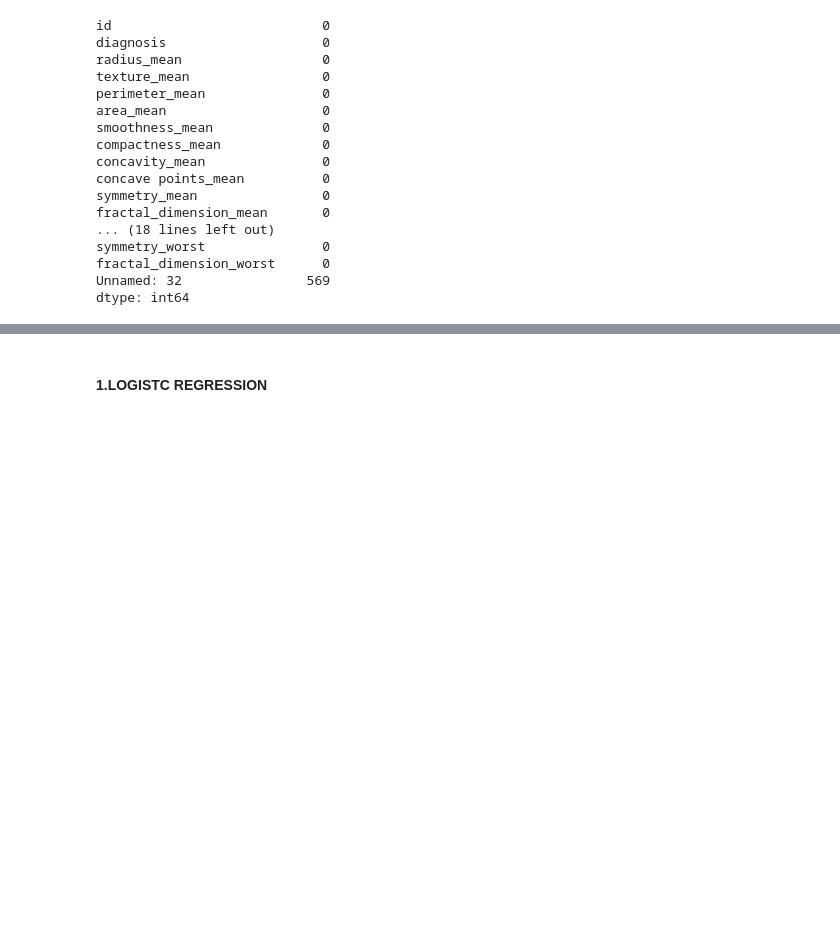
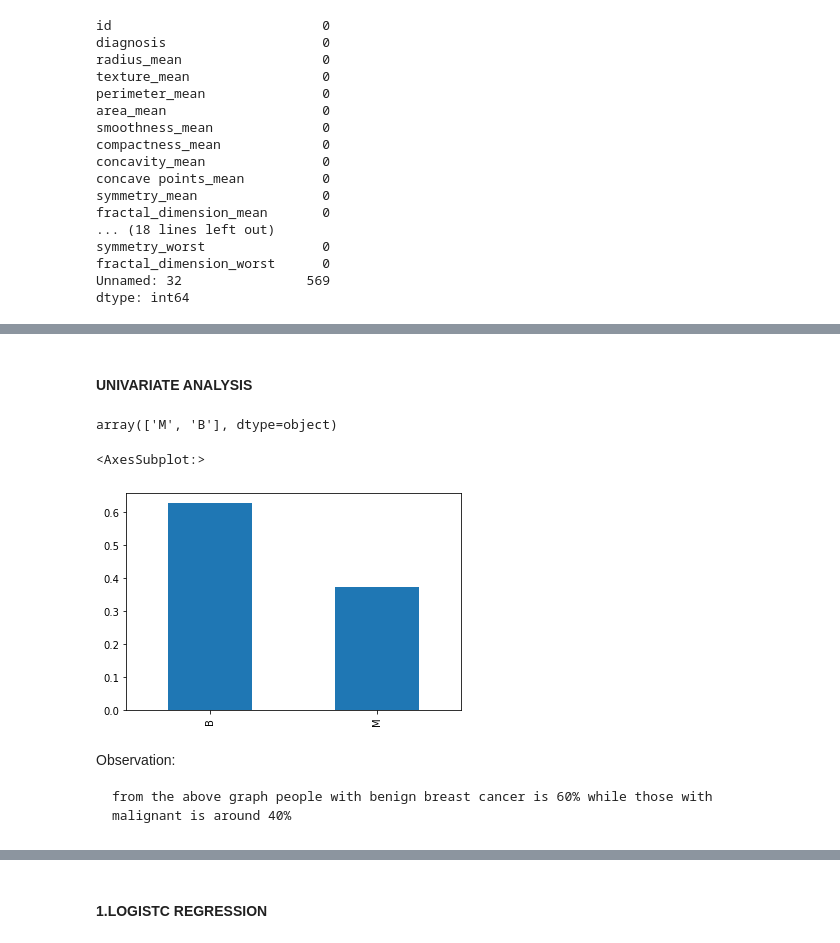
Before and after one commit to celine-kanagwa/AI_Final_Project, a Jupyter notebook: Untitled.ipynb, the cells around one changed output, grey strips where cells are left out. Drawn from its saved outputs; the diff is of its cells as text; code cells hidden in the pictures; blank space fills up the shorter version.

```diff
--- a/Untitled.ipynb
+++ b/Untitled.ipynb
@@ -22,4 +18,4 @@ warnings.filterwarnings("ignore")
 # %%
 #loading the breast cancer dataset from csv file to pandas data frame
-Dataset = pd.read_csv("data.csv")
+Df = pd.read_csv("data.csv")
 # %% [markdown]
@@ -114 +103,16 @@ Dataset.shape
+# %% [markdown]
+#### UNIVARIATE ANALYSIS
+# %%
+Df.diagnosis.unique()
+# %% [output]
+array(['M', 'B'], dtype=object)
+# %%
+Df['diagnosis'].value_counts(normalize=True).plot.bar()
+# %% [output]
+<AxesSubplot:>
+[figure, added]
+# %% [markdown]
+Observation:
+
+    from the above graph people with benign breast cancer is 60% while those with  malignant is around 40%
 # %%
```
Also changed, not shown: parts of 85 cells of this notebook, 3 other files.
